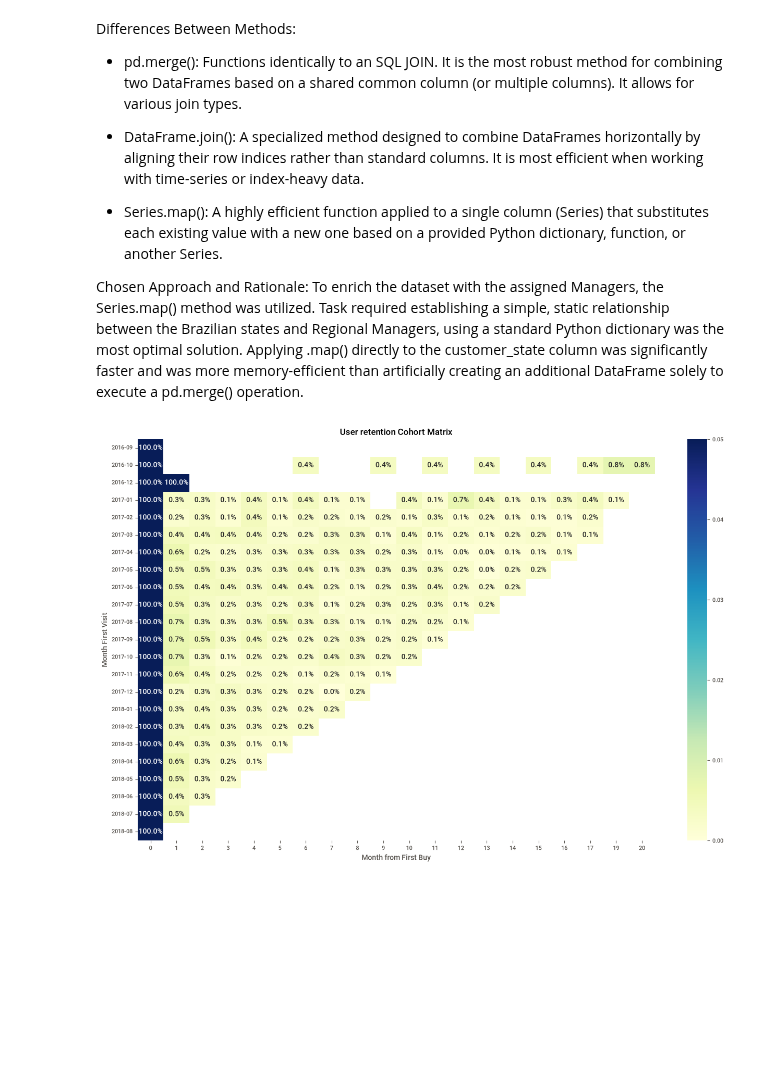
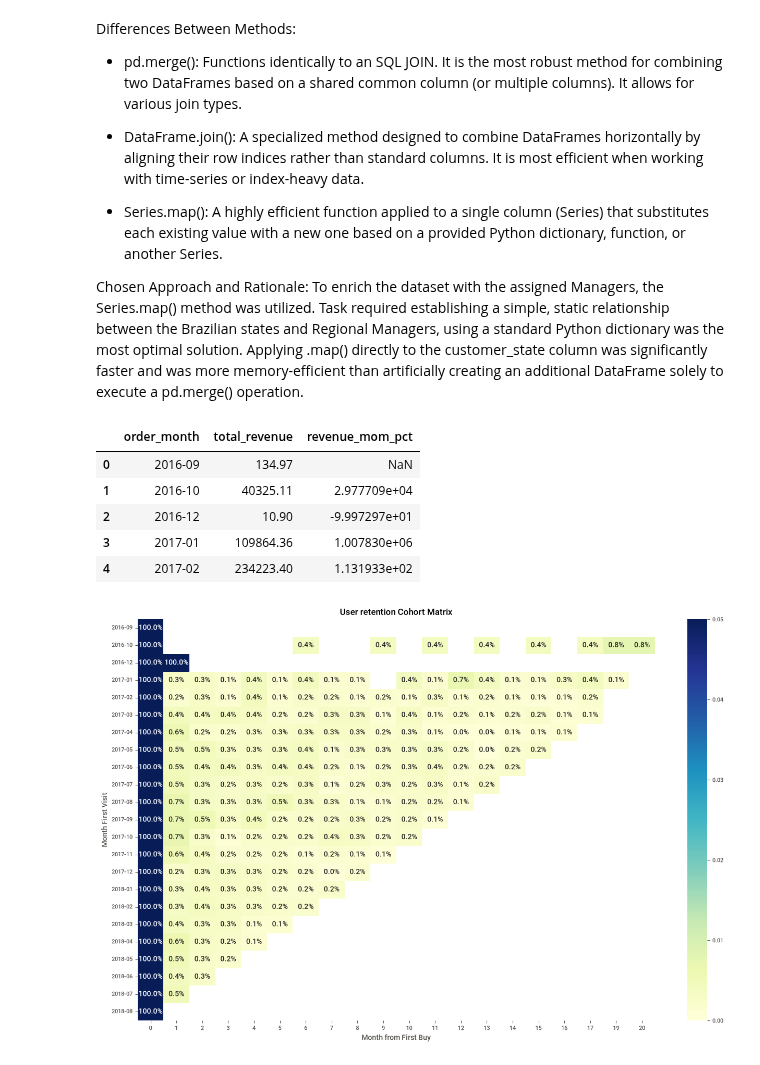
Before and after one commit to xChoina/InnowiseEnterpriseProjectSimulation, a Jupyter notebook: stage1/stage1.ipynb, the cells around one changed output. Cells and saved outputs as stored; diff of their text form; code cells hidden in the pictures; blank space fills up the shorter version.

```diff
--- a/stage1/stage1.ipynb
+++ b/stage1/stage1.ipynb
@@ -556,24 +602,34 @@ To enrich the dataset with the assigned Managers, the Series.map() method was ut
 # %%
 df['order_month'] = df['order_purchase_timestamp'].dt.to_period('M')
 monthly_metr = df.groupby('order_month').agg(
     total_revenue=('price','sum'),
     total_orders=('order_id','nunique'),
     unique_customers=('customer_unique_id', 'nunique')
 ).reset_index()
 
 monthly_metr['AOV'] = monthly_metr['total_revenue'] / monthly_metr['total_orders']
 monthly_metr['ARPU'] = monthly_metr['total_revenue'] / monthly_metr['unique_customers']
 
+monthly_metr['revenue_mom_pct'] = (monthly_metr['total_revenue'].pct_change()*100)
+display(monthly_metr[['order_month','total_revenue','revenue_mom_pct']].head())
+
 monthly_metr['order_month_str'] = monthly_metr['order_month'].astype(str)
 fig_metrics = px.line(
     monthly_metr,
     x='order_month_str',
     y=['AOV','ARPU'],
     title="Monthly Dynamics: Average Order Value vs. Average Revenue Per User",
     labels={'value': 'BRL', 'order_month_str': 'month', 'variable':'metric'}
 )
 fig_metrics.update_layout(template='plotly_white',hovermode='x unified')
 fig_metrics.show()
+# %% [output]
+|  | order_month | total_revenue | revenue_mom_pct |
+| 0 | 2016-09 | 134.97 | NaN |
+| 1 | 2016-10 | 40325.11 | 2.977709e+04 |
+| 2 | 2016-12 | 10.90 | -9.997297e+01 |
+| 3 | 2017-01 | 109864.36 | 1.007830e+06 |
+| 4 | 2017-02 | 234223.40 | 1.131933e+02 |
 # %%
 
 df['cohort_month'] = df.groupby('customer_unique_id')['order_purchase_timestamp'].transform('min').dt.to_period('M')
```
Also changed, not shown: parts of 13 cells of this notebook.
